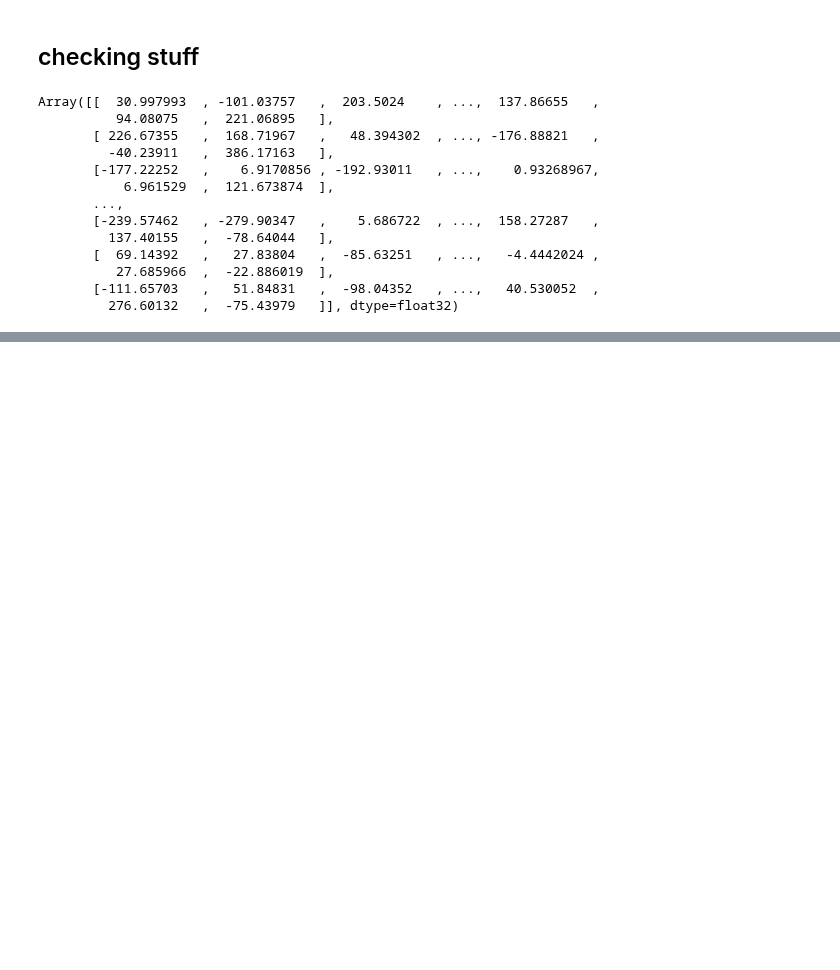
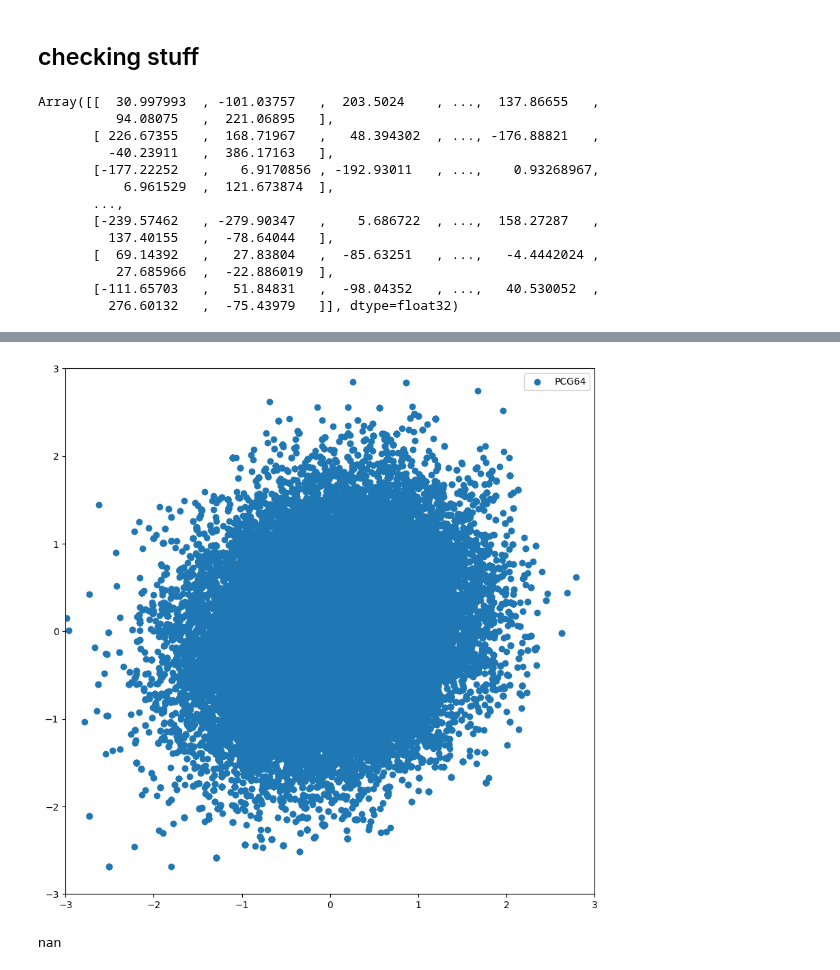
Before and after one commit to Daniel-Haas-B/NeuralQuantumState, a Jupyter notebook: thesis_misc/crazystuff.ipynb, the cells around one changed output, grey strips where cells are left out. Saved outputs shown, nothing was run; the diff lists cells and outputs as text; code cells hidden in the pictures; blank space fills up the shorter version.

```diff
--- a/thesis_misc/crazystuff.ipynb
+++ b/thesis_misc/crazystuff.ipynb
@@ -683,0 +697,75 @@ Array([[  30.997993  , -101.03757   ,  203.5024    , ...,  137.86655   ,
+# %%
+import numpy as np
+import matplotlib.pyplot as plt
+
+seed = 42
+nsamples = 100000
+
+def advance_state_philox(seed, delta):
+    return np.random.Philox(seed).advance(delta)
+
+def advance_state_pcg64(seed, delta):
+    return np.random.PCG64(seed).advance(delta)
+
+pcg_positions = np.random.randn(nsamples, 4)
+philox_positions = np.random.randn(nsamples, 4)
+
+
+def log_ansatz(x):
+    return -0.5 * np.sum(x**2)
+
+def logprob(x):
+    return 2 * log_ansatz(x)
+
+for i in range(nsamples):
+    delta = i
+
+    next_gen_phil = advance_state_philox(seed, delta)
+    next_gen_pcg = advance_state_pcg64(seed, delta)
+
+    rng_pcg = np.random.default_rng(next_gen_pcg)
+    rng_phil = np.random.default_rng(next_gen_phil)
+    # generate normal distribution of x and y
+
+    prev_pos_pcg = pcg_positions[i-1]
+    proposal_pcg = rng_pcg.normal(loc=prev_pos_pcg, scale=1)
+
+    prev_pos_phil = philox_positions[i-1]
+    proposal_phil = rng_phil.normal(loc=prev_pos_phil, scale=1)
+
+    # acceptance ratio
+    log_unif_pcg = np.log(rng_pcg.uniform())
+    logprob_proposal_pcg = logprob(proposal_pcg)
+    logprob_current_pcg = logprob(prev_pos_pcg)
+
+
+    log_unif_phil = np.log(rng_phil.uniform())
+    logprob_proposal_phil = logprob(proposal_phil)
+    logprob_current_phil = logprob(prev_pos_phil)
+
+
+    accept_pcg = log_unif_pcg < logprob_proposal_pcg - logprob_current_pcg
+    accept_phil = log_unif_phil < logprob_proposal_phil - logprob_current_phil
+
+    pcg_positions[i] = proposal_pcg if accept_pcg else prev_pos_pcg
+    philox_positions[i] = proposal_phil if accept_phil else prev_pos_phil
+
+
+
+plt.figure(figsize=(10, 10))
+
+plt.scatter(pcg_positions[:, 0], pcg_positions[:, 1], label="PCG64")
+plt.scatter(philox_positions[:, 0], philox_positions[:, 1], label="Philox")
+
+
+
+plt.xlim(-3, 3)
+plt.ylim(-3, 3)
+plt.legend()
+plt.show()
+# %% [output]
+[figure, added]
+# %%
+np.log(-0.1)
+# %% [output]
+nan
```
Also changed, not shown: parts of 1 cell of this notebook, 15 other files.
